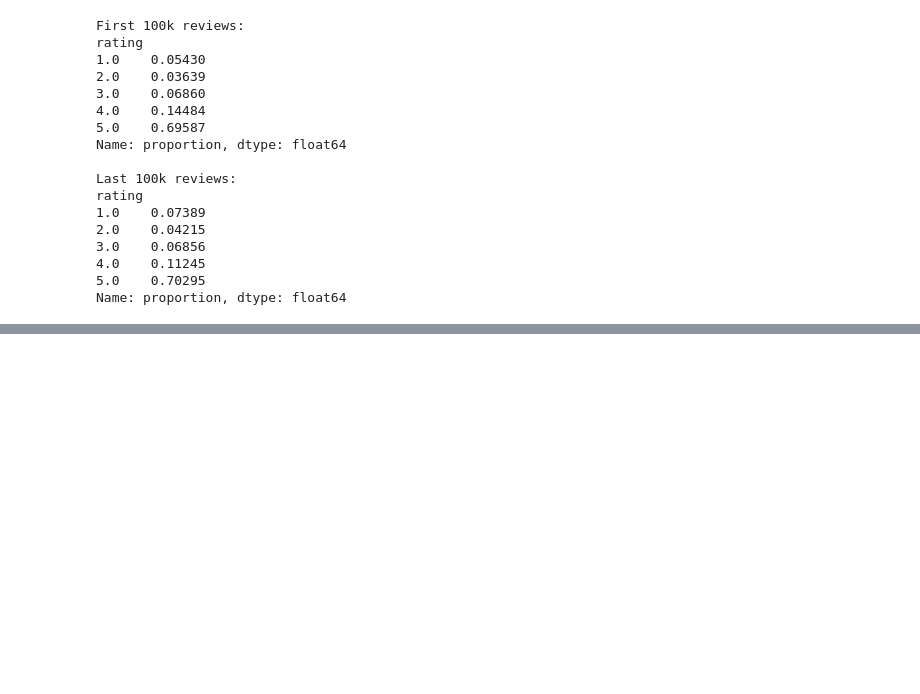
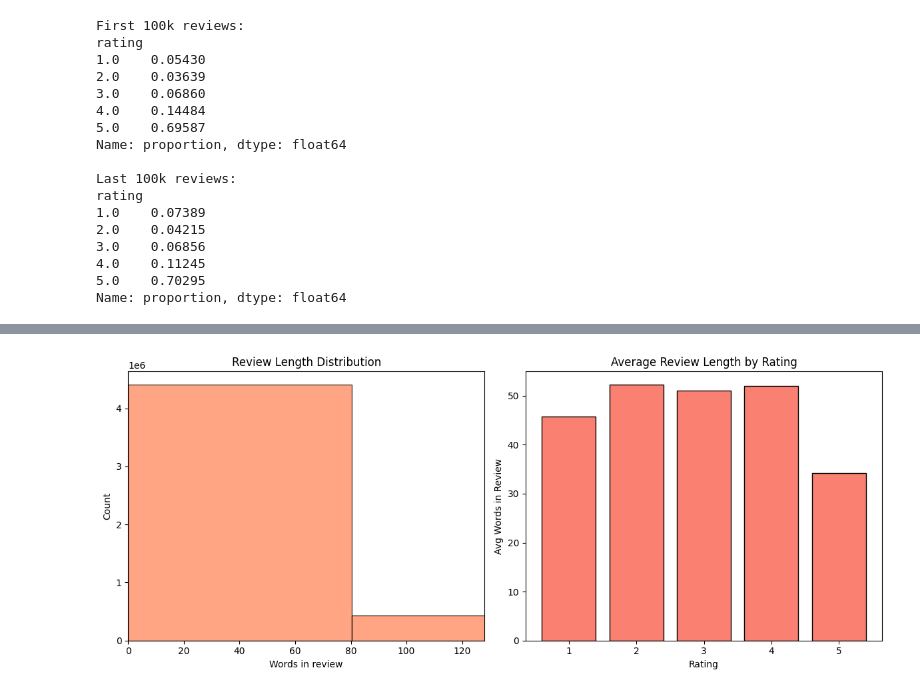
Before and after one commit to amirr-k/CSE158-Assignment-2, a Jupyter notebook: assignment2.ipynb, the cells around one changed output, grey strips where cells are left out. Saved outputs shown, nothing was run; the diff lists cells and outputs as text; code cells hidden in the pictures; blank space fills up the shorter version.

Commit message:
Ratings Analysis

```diff
--- a/assignment2.ipynb
+++ b/assignment2.ipynb
@@ -98,3 +98,82 @@ rating
 4.0    0.11245
 5.0    0.70295
 Name: proportion, dtype: float64
+# %%
+# Review text analysis
+df['text_length'] = df['text'].apply(lambda x: len(x.split()) if pd.notna(x) else 0)
+print(f"\nReview length stats (words):\n{df['text_length'].describe()}")
+
+plt.figure(figsize=(12, 5))
+
+plt.subplot(1, 2, 1)
+plt.hist(df['text_length'], bins=50, color='coral', edgecolor='black', alpha=0.7)
+plt.xlabel('Words in review')
+plt.ylabel('Count')
+plt.title('Review Length Distribution')
+plt.xlim(0, df['text_length'].quantile(0.95))
+
+plt.subplot(1, 2, 2)
+avg_length_by_rating = df.groupby('rating')['text_length'].mean()
+plt.bar(avg_length_by_rating.index, avg_length_by_rating.values, color='salmon', edgecolor='black')
+plt.xlabel('Rating')
+plt.ylabel('Avg Words in Review')
+plt.title('Average Review Length by Rating')
+
+plt.tight_layout()
+plt.show()
+
+# User and product statistics
+n_users = df['user_id'].nunique()
+n_products = df['asin'].nunique()
+
+print(f"\n{n_users:,} unique users")
+print(f"{n_products:,} unique products")
+print(f"Avg reviews per user: {len(df)/n_users:.2f}")
+print(f"Avg reviews per product: {len(df)/n_products:.2f}")
+
+# Sparsity analysis
+user_counts = df['user_id'].value_counts()
+product_counts = df['asin'].value_counts()
+
+print(f"\nUsers with only 1 review: {(user_counts == 1).sum():,} ({(user_counts == 1).sum()/n_users*100:.1f}%)")
+print(f"Products with only 1 review: {(product_counts == 1).sum():,} ({(product_counts == 1).sum()/n_products*100:.1f}%)")
+
+print(f"\nTop 10 most reviewed products:")
+print(product_counts.head(10))
+
+# Temporal trends
+if 'timestamp' in df.columns:
+    df['date'] = pd.to_datetime(df['timestamp'], unit='ms')
+    df['year'] = df['date'].dt.year
+
+    yearly = df['year'].value_counts().sort_index()
+    print(f"\nReviews by year:")
+    print(yearly)
+
+    plt.figure(figsize=(10, 5))
+    plt.plot(yearly.index, yearly.values, marker='o', linewidth=2, markersize=8)
+    plt.xlabel('Year')
+    plt.ylabel('Reviews')
+    plt.title('Reviews Over Time')
+    plt.grid(alpha=0.3)
+    plt.tight_layout()
+    plt.show()
+
+# Helpfulness
+if 'helpful_vote' in df.columns:
+    print(f"\nHelpful votes by rating:")
+    print(df.groupby('rating')['helpful_vote'].mean().round(2))
+
+# Correlation heatmap
+numeric_cols = ['rating', 'text_length']
+if 'helpful_vote' in df.columns:
+    numeric_cols.append('helpful_vote')
+
+corr = df[numeric_cols].corr()
+
+plt.figure(figsize=(8, 6))
+sns.heatmap(corr, annot=True, cmap='coolwarm', center=0, fmt='.2f', square=True, cbar_kws={'label': 'Correlation'})
+plt.title('Feature Correlation Heatmap')
+plt.tight_layout()
+plt.show()
+# %% [output]
@@ -100,0 +190 @@ Name: proportion, dtype: float64
+[figure, added]
```
Also changed, not shown: parts of 1 cell of this notebook.
